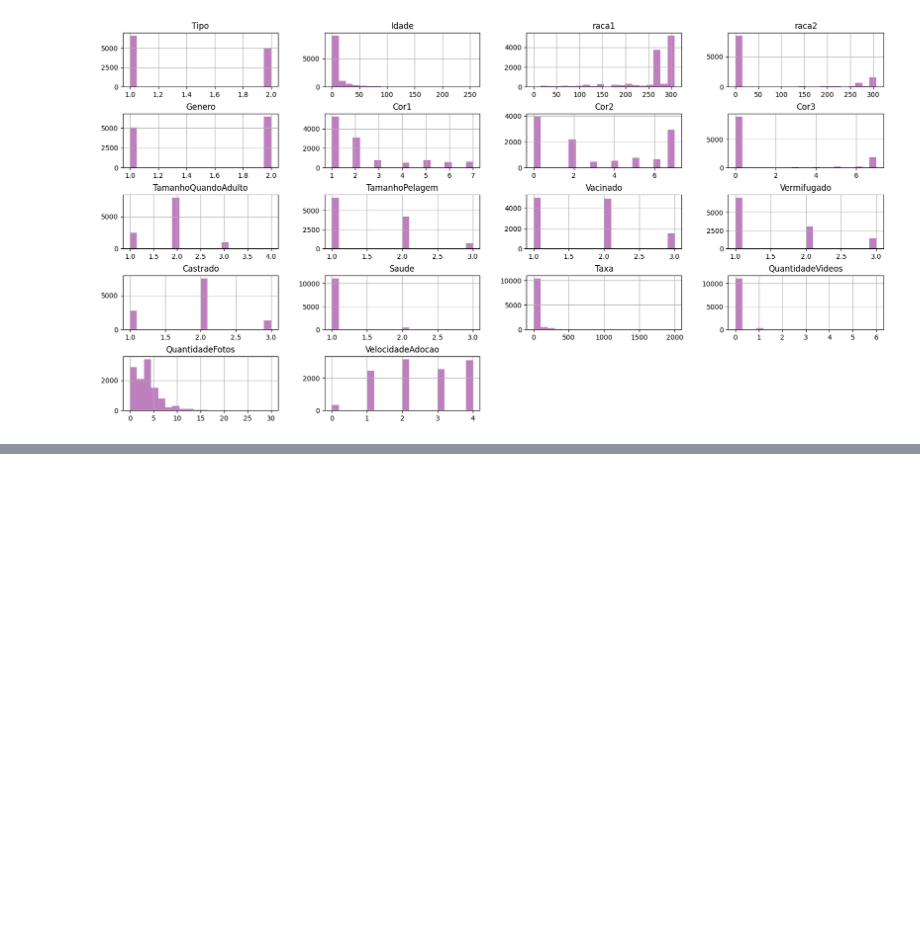
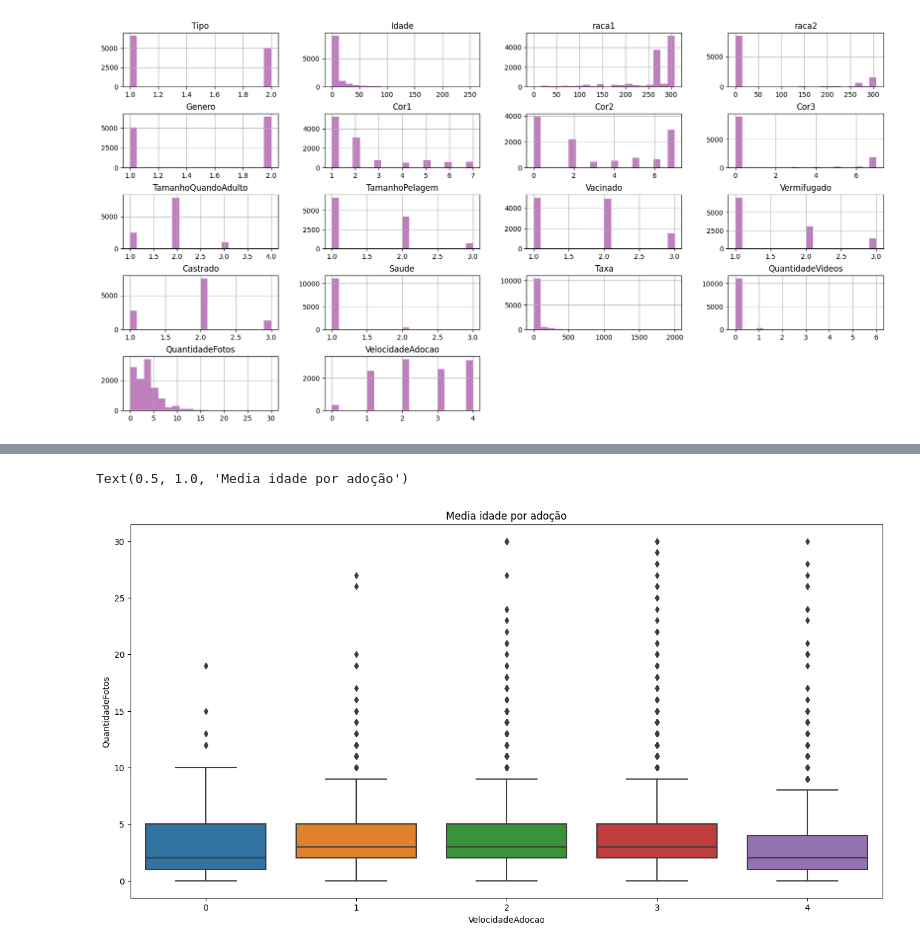
Before and after one commit to leaop/Graduation, a Jupyter notebook: 3 semestre/analise de dados/prova_pet.ipynb, the cells around one changed output, grey strips where cells are left out. Saved outputs shown, nothing was run; the diff lists cells and outputs as text; code cells hidden in the pictures; blank space fills up the shorter version.

```diff
--- a/3 semestre/analise de dados/prova_pet.ipynb
+++ b/3 semestre/analise de dados/prova_pet.ipynb
@@ -99,0 +206,2 @@ plt.show()
+# %%
+idade = df_visu.loc[df_visu['Idade'].isin(df_visu['Idade'].value_counts().head(10).index)]
@@ -99,0 +224,7 @@ plt.show()
+# %%
+plt.figure(figsize=(16,8))
+sns.boxplot(x='VelocidadeAdocao', y='QuantidadeFotos', data=idade)
+plt.title('Media idade por adoção')
+# %% [output]
+Text(0.5, 1.0, 'Media idade por adoção')
+[figure, added]
```
Also changed, not shown: parts of 18 cells of this notebook.
